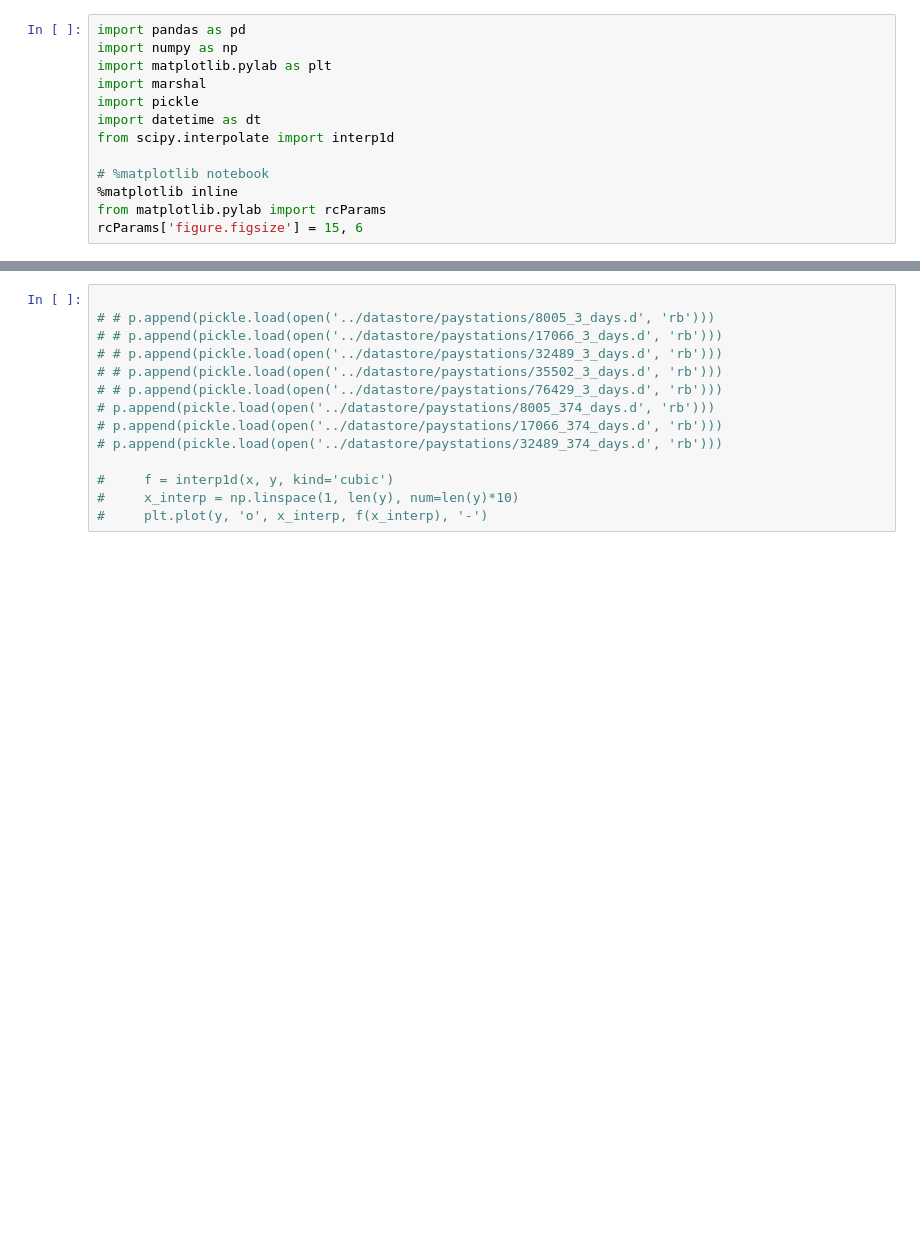
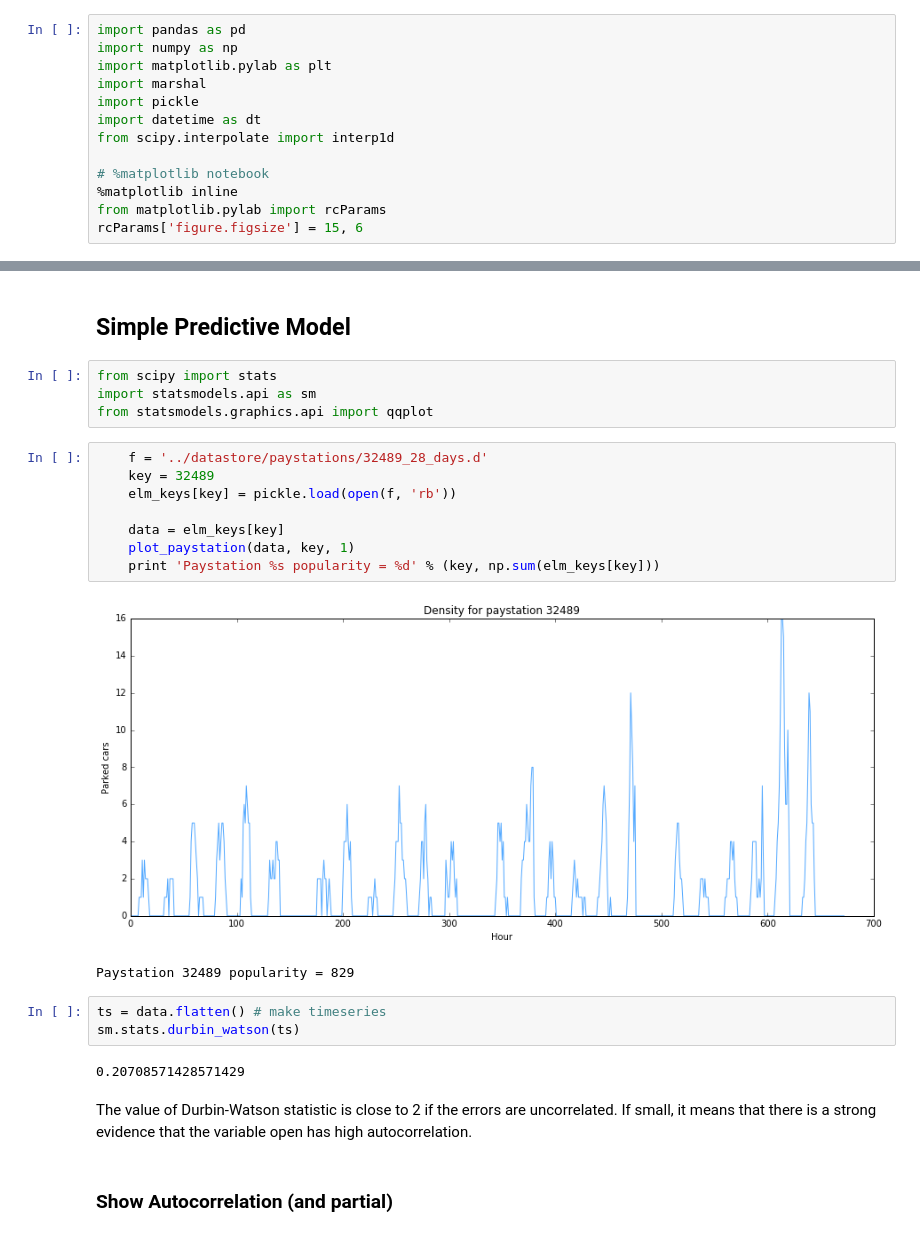
Before and after one commit to jake-g/parking-app, a Jupyter notebook: experiments/jake_scripts/timeseries_analysis.ipynb, the cells around one changed output, grey strips where cells are left out. Saved outputs shown, nothing was run; the diff lists cells and outputs as text; blank space fills up the shorter version.

```diff
--- a/experiments/jake_scripts/timeseries_analysis.ipynb
+++ b/experiments/jake_scripts/timeseries_analysis.ipynb
@@ -52,14 +67,26 @@ Paystation 8005 popularity = 20483
-# %%
-
-# # p.append(pickle.load(open('../datastore/paystations/8005_3_days.d', 'rb')))
-# # p.append(pickle.load(open('../datastore/paystations/17066_3_days.d', 'rb')))
-# # p.append(pickle.load(open('../datastore/paystations/32489_3_days.d', 'rb')))
-# # p.append(pickle.load(open('../datastore/paystations/35502_3_days.d', 'rb')))
-# # p.append(pickle.load(open('../datastore/paystations/76429_3_days.d', 'rb')))
-# p.append(pickle.load(open('../datastore/paystations/8005_374_days.d', 'rb')))
-# p.append(pickle.load(open('../datastore/paystations/17066_374_days.d', 'rb')))
-# p.append(pickle.load(open('../datastore/paystations/32489_374_days.d', 'rb')))
-
-#     f = interp1d(x, y, kind='cubic')
-#     x_interp = np.linspace(1, len(y), num=len(y)*10)
-#     plt.plot(y, 'o', x_interp, f(x_interp), '-')
+# %% [markdown]
+## Simple Predictive Model
+# %%
+from scipy import stats
+import statsmodels.api as sm
+from statsmodels.graphics.api import qqplot
+# %%
+    f = '../datastore/paystations/32489_28_days.d'
+    key = 32489
+    elm_keys[key] = pickle.load(open(f, 'rb'))
+
+    data = elm_keys[key]
+    plot_paystation(data, key, 1)
+    print 'Paystation %s popularity = %d' % (key, np.sum(elm_keys[key]))
+# %% [output]
+[figure, added]
+Paystation 32489 popularity = 829
+# %%
+ts = data.flatten() # make timeseries
+sm.stats.durbin_watson(ts)
+# %% [output]
+0.20708571428571429
+# %% [markdown]
+The value of Durbin-Watson statistic is close to 2 if the errors are uncorrelated. If small, it means that there is a strong evidence that the variable open has high autocorrelation.
+# %% [markdown]
+### Show Autocorrelation (and partial)
```
Also changed, not shown: parts of 16 cells of this notebook, 2 other files.
